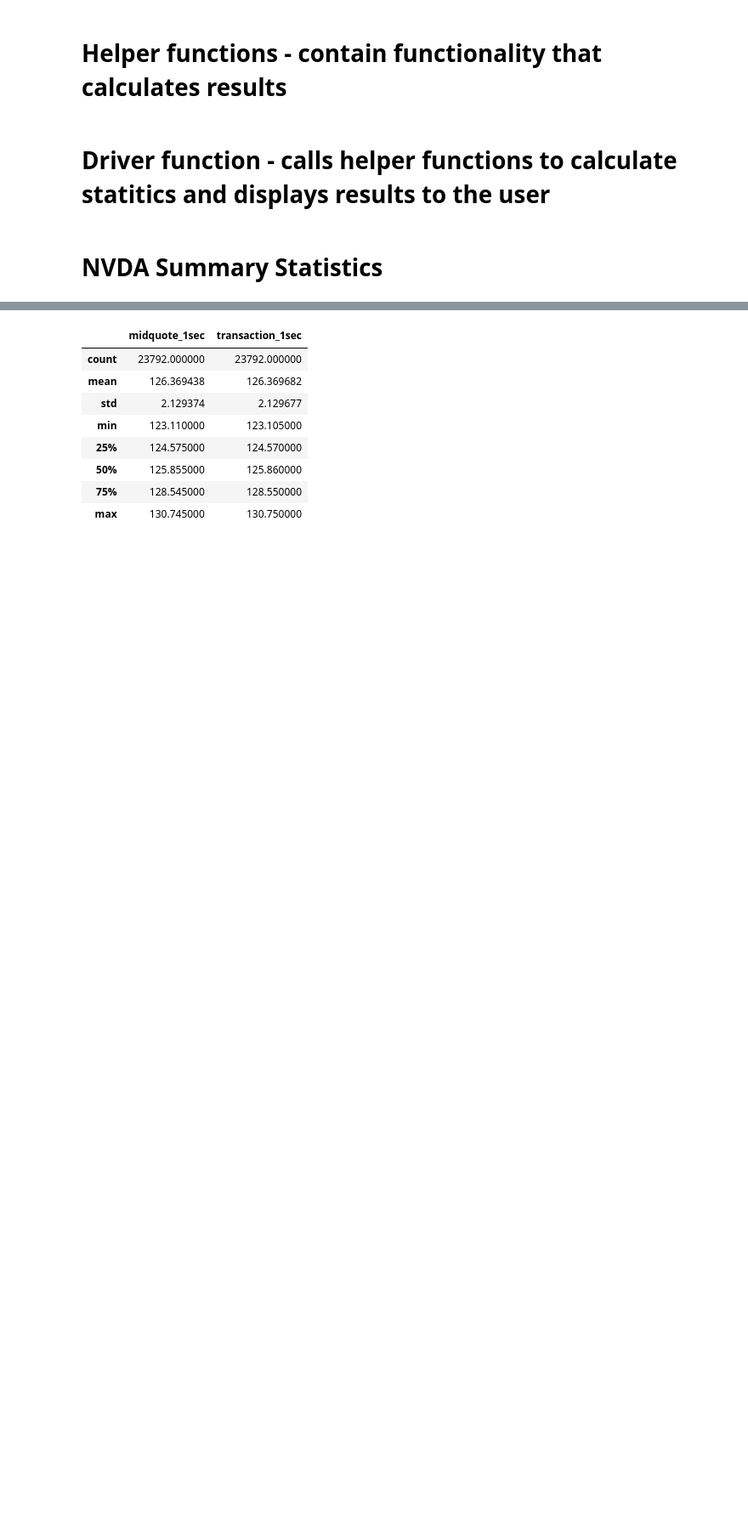
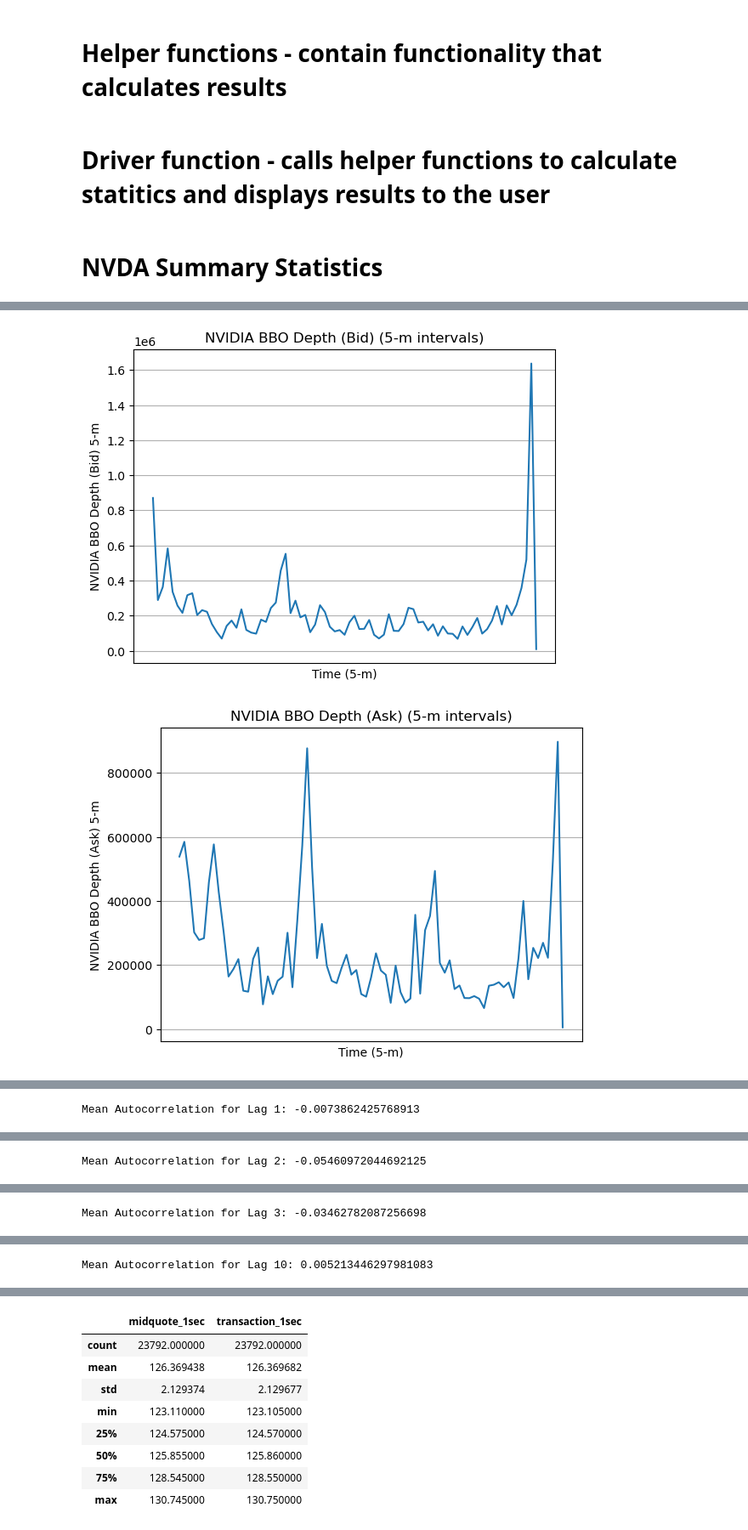
Before and after one commit to amchugh2/230x_team_repo, a Jupyter notebook: hw1 3.ipynb, the cells around one changed output, grey strips where cells are left out. Shown at 85% size. Drawn from its saved outputs; the diff is of its cells as text; code cells hidden in the pictures; blank space fills up the shorter version.

```diff
--- a/hw1 3.ipynb
+++ b/hw1 3.ipynb
@@ -569,26 +566,11 @@ def calc_summary_statistics(mbo_df, df, name):
 # %%
-def plot_liquidity_measures(best_bbo_spread, best_bbo_depth_ask, best_bbo_depth_bid, transaction_log_return_1min, name):
+def plot_liquidity_measures(best_bbo_depth_ask, best_bbo_depth_bid, transaction_log_return_1min, name):
     ''' Function that plots liquidity measures for spread, depth, 5s price impact, and 1-min transaction log returns. '''
 
     # Resample for 5 minute intervals
-    spread = best_bbo_spread.resample('5T').mean()
     depth_ask = best_bbo_depth_ask.resample('5T').sum()
     depth_bid = best_bbo_depth_bid.resample('5T').sum()
-    # @TODO: Add 5s price impact
 
-
-    mean_value = spread.mean()
-    range_value = 2e-7
-
-    plt.figure(figsize=(10, 6))
-    plt.plot(spread)
-    plt.title('NVIDIA Spread (5-minute intervals)')
-    plt.xlabel('Time (5-m)')
-    plt.ylabel('NVIDIA Spread 5-m')
-    plt.ylim(mean_value - range_value / 2, mean_value + range_value / 2)
-    plt.xticks(rotation=45)
-    plt.grid(True)
-    plt.show()
 
     plt.plot(depth_bid)
     plt.title(name + ' BBO Depth (Bid) (5-m intervals)')
@@ -704,0 +687,6 @@ NVIDIA Low:  123.1
+# %%
+# Part 2: Graphing liquidity measures
+plot_liquidity_measures(bbo_depth_ask_filtered, bbo_depth_bid_filtered, transaction_log_return_1min, 'NVIDIA')
+# %% [output]
+[figure, added]
+[figure, added]
@@ -704,0 +694 @@ NVIDIA Low:  123.1
+Mean Autocorrelation for Lag 1: -0.0073862425768913
@@ -704,0 +696 @@ NVIDIA Low:  123.1
+Mean Autocorrelation for Lag 2: -0.05460972044692125
@@ -704,0 +698 @@ NVIDIA Low:  123.1
+Mean Autocorrelation for Lag 3: -0.03462782087256698
@@ -704,0 +700 @@ NVIDIA Low:  123.1
+Mean Autocorrelation for Lag 10: 0.005213446297981083
```
Also changed, not shown: parts of 8 cells of this notebook, 1 other file.
